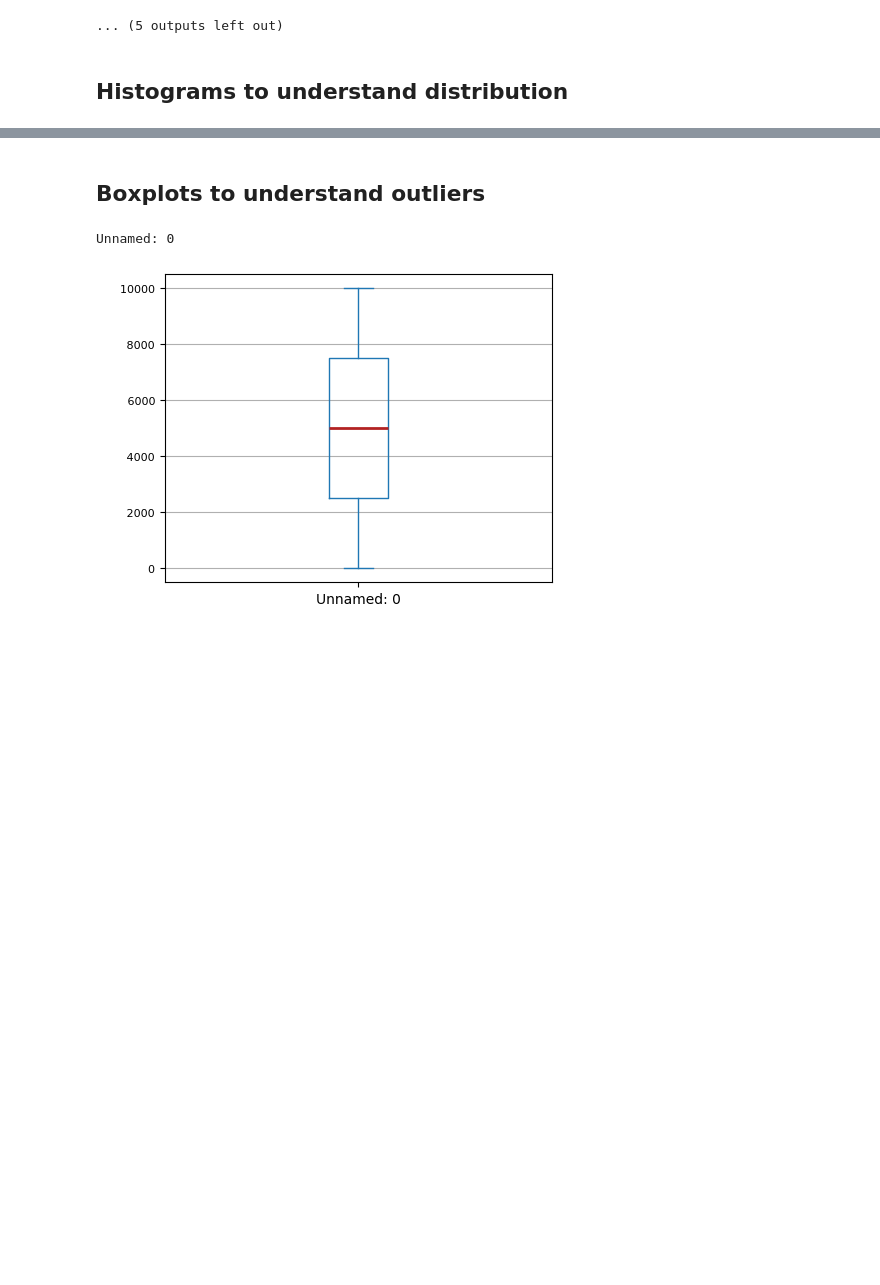
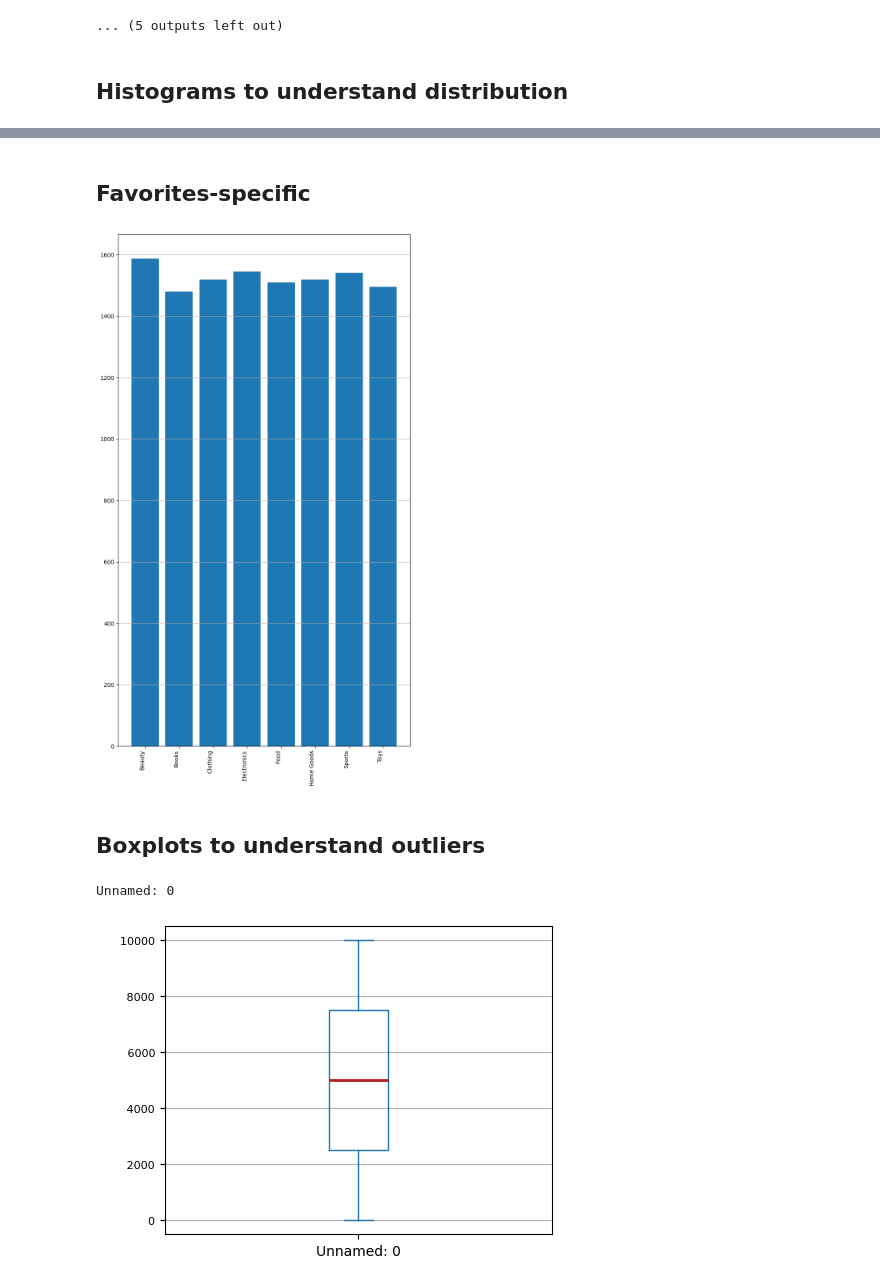
Before and after one commit to PSU-DAAN822-FA25-Group4/data-collection, a Jupyter notebook: analysis-after.ipynb, the cells around one changed output, grey strips where cells are left out. Cells and saved outputs as stored; diff of their text form; code cells hidden in the pictures; blank space fills up the shorter version.

Commit message:
added after graphs

```diff
--- a/analysis-after.ipynb
+++ b/analysis-after.ipynb
@@ -237,4 +237,20 @@ EmailEngagementRate
 ... (29 outputs left out)
+# %% [markdown]
+## Favorites-specific
+# %%
+favorite_cols = [col for col in df.columns if col.startswith("FavoriteCategory_")]
+col_names = [col.replace('FavoriteCategory_', '') for col in df.columns if col.startswith("FavoriteCategory_")]
+
+sums = df[favorite_cols].sum()
+
+plt.figure(figsize=(8, 14))
+plt.bar(sums.index, sums.values)
+plt.xticks(range(len(col_names)), col_names, rotation = 90, ha = 'right')
+plt.grid(axis = 'y')
+plt.tight_layout()
+plt.show()
+# %% [output]
+[figure, added]
 # %% [markdown]
 ## Boxplots to understand outliers
 # %%
```
Also changed, not shown: parts of 24 cells of this notebook, 3 other files.
